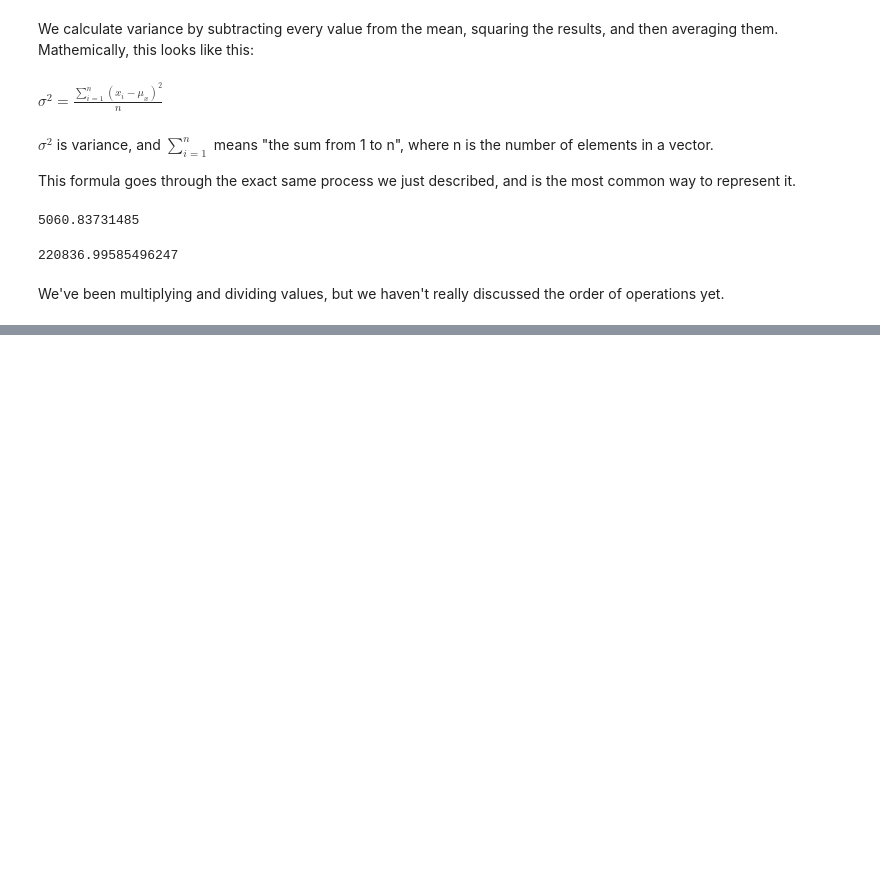
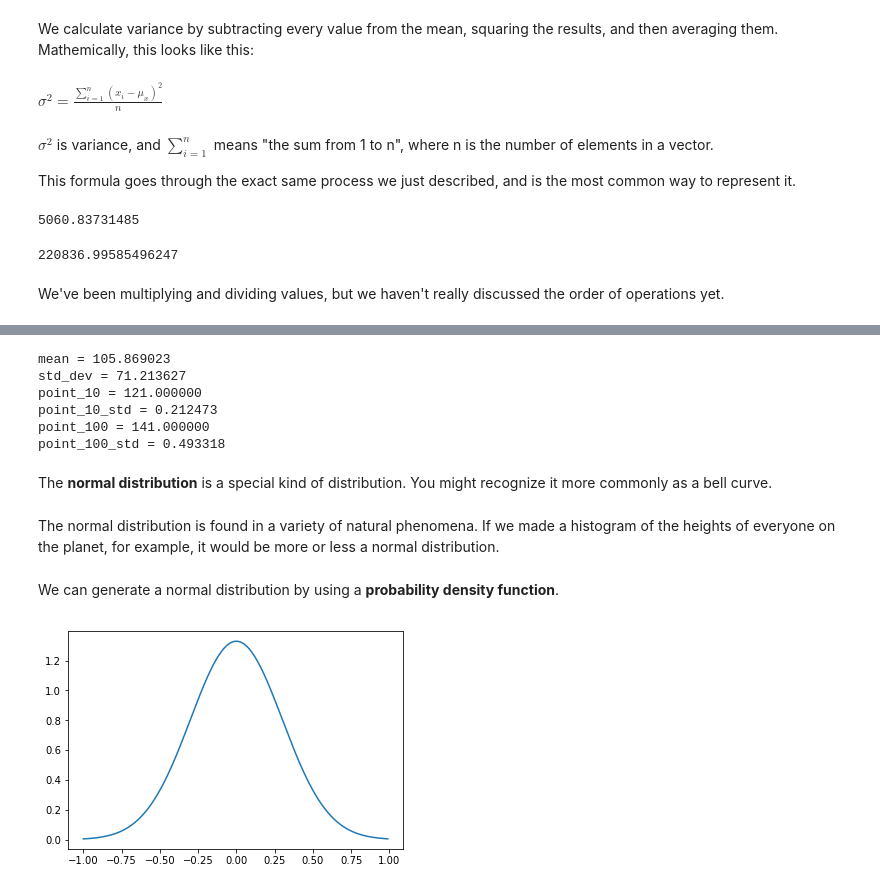
Before and after one commit to Morrowind1983/Dataquest-study-notes, a Jupyter notebook: 05 Probability and Statistics/01 Probability and Statistics in Python Beginner/Standard Deviation and Correlation.ipynb, the cells around one changed output, grey strips where cells are left out. Drawn from its saved outputs; the diff is of its cells as text; code cells hidden in the pictures; blank space fills up the shorter version.

```diff
--- a/05 Probability and Statistics/01 Probability and Statistics in Python Beginner/Standard Deviation and Correlation.ipynb
+++ b/05 Probability and Statistics/01 Probability and Statistics in Python Beginner/Standard Deviation and Correlation.ipynb
@@ -138,0 +319,29 @@ We've been multiplying and dividing values, but we haven't really discussed the
+# %%
+point_10 = nba_stats["pf"][9]
+point_100 = nba_stats["pf"][99]
+
+# Find how many standard deviations away from the mean point_10 is. Assign the result to point_10_std.
+point_10_std = (point_10-mean)/std_dev
+
+# Find how many standard deviations away from the mean point_100 is. Assign the result to point_100_std.
+point_100_std = (point_100-mean)/std_dev
+
+print("mean = %f"%mean)
+print("std_dev = %f"%std_dev)
+print("point_10 = %f"%point_10)
+print("point_10_std = %f"%point_10_std)
+print("point_100 = %f"%point_100)
+print("point_100_std = %f"%point_100_std)
+# %% [output]
+mean = 105.869023
+std_dev = 71.213627
+point_10 = 121.000000
+point_10_std = 0.212473
+point_100 = 141.000000
+point_100_std = 0.493318
+# %% [markdown]
+The **normal distribution** is a special kind of distribution. You might recognize it more commonly as a bell curve.
+# %% [markdown]
+The normal distribution is found in a variety of natural phenomena. If we made a histogram of the heights of everyone on the planet, for example, it would be more or less a normal distribution.
+# %% [markdown]
+We can generate a normal distribution by using a **probability density function**.
@@ -138,0 +350,19 @@ We've been multiplying and dividing values, but we haven't really discussed the
+# %%
+# The arange function generates a numpy vector
+# The vector below will start at -1, and go up to, but not including 1
+# It will proceed in "steps" of .01.
+# So the first element will be -1, the second -.99, the third -.98, all the way up to .99.
+points = np.arange(-1, 1, 0.01)
+
+# The norm.pdf function will take the points vector and convert it into a probability vector
+# Each element in the vector will correspond to the normal distribution
+# (earlier elements and later element smaller, peak in the center)
+# The distribution will be centered on 0, and will have a standard devation of .3
+probabilities = norm.pdf(points, 0, .3)
+
+# Plot the points values on the x-axis and the corresponding probabilities on the y-axis
+# See the bell curve?
+plt.plot(points, probabilities)
+plt.show()
+# %% [output]
+[figure, added]
```
Also changed, not shown: parts of 63 cells of this notebook.
